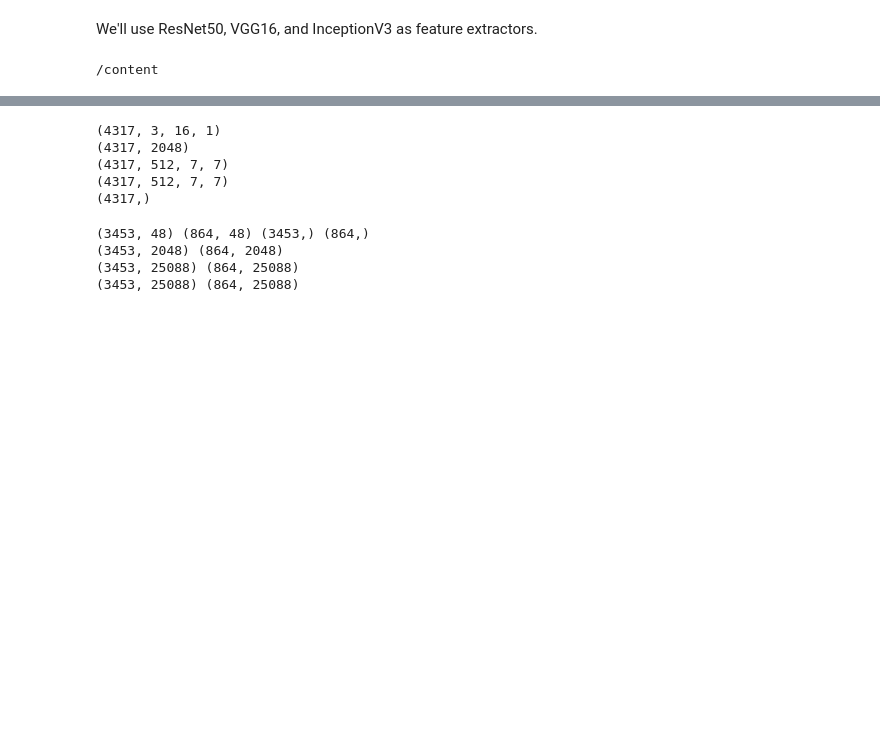
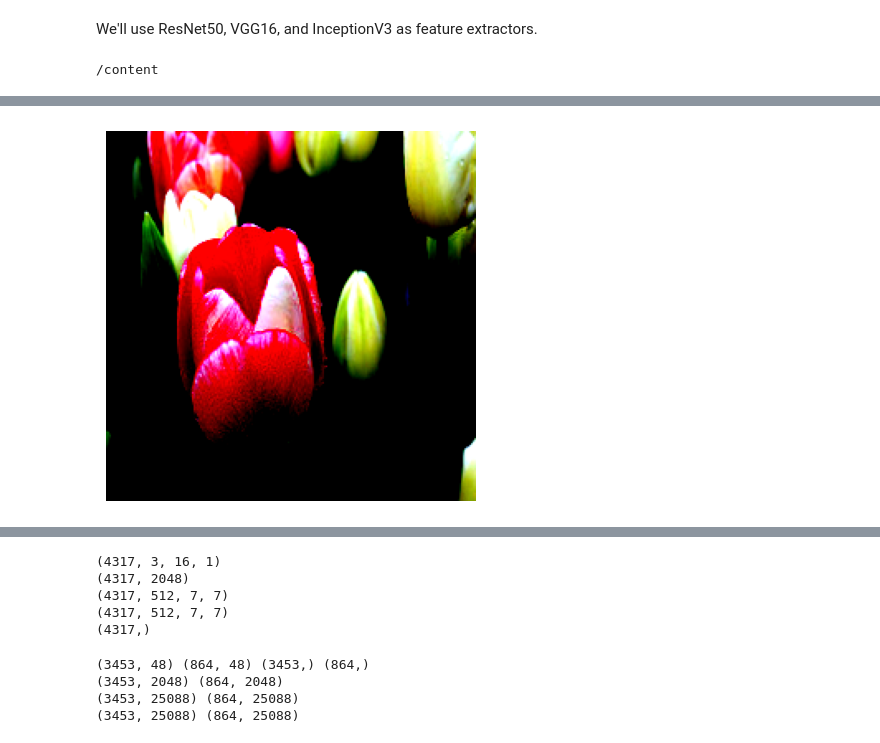
Before and after one commit to 1211307539/Flower-Classification, a Jupyter notebook: flower.ipynb, the cells around one changed output, grey strips where cells are left out. Drawn from its saved outputs; the diff is of its cells as text; code cells hidden in the pictures; blank space fills up the shorter version.

```diff
--- a/flower.ipynb
+++ b/flower.ipynb
@@ -816,3 +847,25 @@ def load_images(dataset_path, img_size=IMG_SIZE):
 
 # Load images and labels
 X, y = load_images(dataset_path)
+# %%
+# Function to show an image
+def show_image(image_tensor):
+    # Convert the image from tensor to NumPy array
+    image = image_tensor.permute(1, 2, 0).numpy()  # Convert to HWC format
+    image = np.clip(image, 0, 1)  # Ensure pixel values are in the [0, 1] range
+
+    # Display the image using matplotlib
+    plt.imshow(image)
+    plt.axis('off')  # Hide axis
+    plt.show()
+
+# Show a sample image from the loaded dataset
+sample_image_tensor = X[100]
+show_image(sample_image_tensor)
+
+# The image may look muddy especially after certain transformations (like normalization)
+# are applied. This is ok because
+# when training the model, the model learns from the numerical representations of the image,
+# not necessarily from the image's visual appearance.
+# %% [output]
+[figure, added]
```
Also changed, not shown: parts of 18 cells of this notebook.
